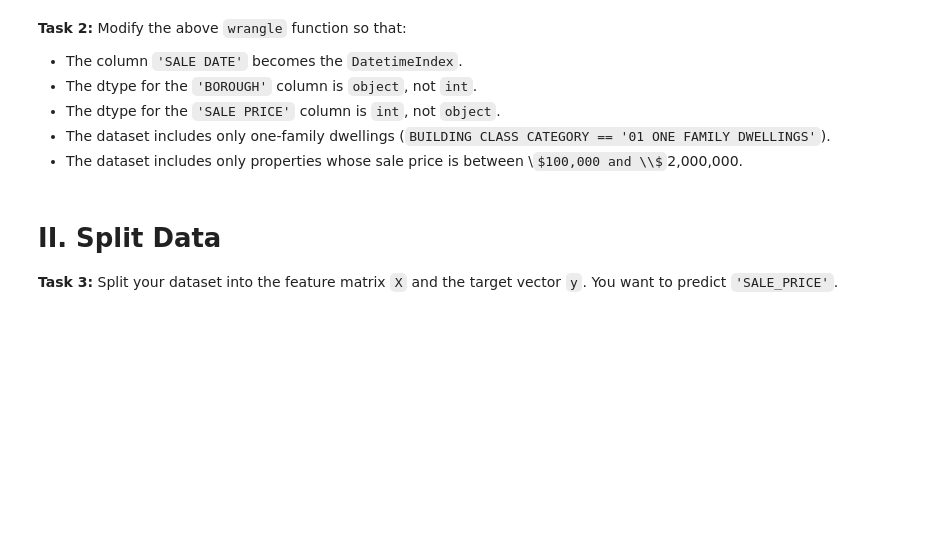
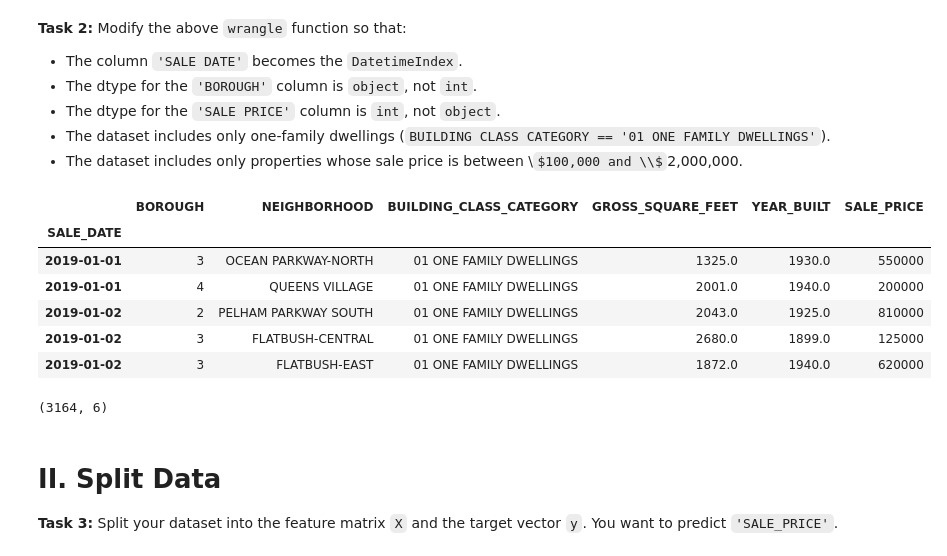
Before and after one commit to sikoh/DS-Linear-Models, a Jupyter notebook: Ridge-Regression/DS_RidgeRegression_Homework.ipynb, the cells around one changed output. Saved outputs shown, nothing was run; the diff lists cells and outputs as text; code cells hidden in the pictures; some formulas as TeX source; blank space fills up the shorter version.

```diff
--- a/Ridge-Regression/DS_RidgeRegression_Homework.ipynb
+++ b/Ridge-Regression/DS_RidgeRegression_Homework.ipynb
@@ -58,9 +114,58 @@ df = ...
 - The dtype for the `'SALE PRICE'` column is `int`, not `object`.
 - The dataset includes only one-family dwellings (`BUILDING CLASS CATEGORY == '01 ONE FAMILY DWELLINGS'`).
 - The dataset includes only properties whose sale price is between \\$100,000 and \\$2,000,000.
+# %%
+#lets add _ to the modified function
+def wrangle_(filepath):
+    # Import csv file
+    cols = ['BOROUGH', 'NEIGHBORHOOD',
+            'BUILDING CLASS CATEGORY', 'GROSS SQUARE FEET',
+            'YEAR BUILT', 'SALE PRICE', 'SALE DATE']
+
+    df = pd.read_csv(filepath, usecols=cols)
+    # Change column names: replace spaces with underscores
+    df.columns = [col.replace(' ', '_') for col in df]
+
+    #The column 'SALE DATE' becomes the DatetimeIndex
+    df['SALE_DATE'] = pd.to_datetime(df['SALE_DATE'])
+    df.set_index('SALE_DATE', inplace=True)
+
+    #The dtype for the 'BOROUGH' column is object, not int
+    df['BOROUGH'] = df['BOROUGH'].astype(str)
+
+    #The dtype for the 'SALE PRICE' column is int, not object.
+    df['SALE_PRICE'] = (df['SALE_PRICE']
+      .str.replace('$', '')
+      .str.replace('-', '')
+      .str.replace(',', '')
+      .astype(int))
+
+    #The dataset includes only one-family dwellings (BUILDING CLASS CATEGORY == '01 ONE FAMILY DWELLINGS').
+    #The dataset includes only properties whose sale price is between \$100,000 and \$2,000,000.
+
+    df_subset = df[(df['BUILDING_CLASS_CATEGORY'] == '01 ONE FAMILY DWELLINGS') & ((df['SALE_PRICE'] >= 100000) & (df['SALE_PRICE'] <= 2000000))]
+
+
+    return df_subset
+
+filepath = "https://raw.githubusercontent.com/bloominstituteoftechnology/DS-Unit-2-Linear-Models/master/data/condos/NYC_Citywide_Rolling_Calendar_Sales.csv"
 # %%
 # Perform your exploratory data analysis here and
 # modify the wrangle function above
+df = wrangle_(filepath)
+df.head()
+# %% [output]
+|  | BOROUGH | NEIGHBORHOOD | BUILDING_CLASS_CATEGORY | GROSS_SQUARE_FEET | YEAR_BUILT | SALE_PRICE |
+| SALE_DATE |  |  |  |  |  |  |
+| 2019-01-01 | 3 | OCEAN PARKWAY-NORTH | 01 ONE FAMILY DWELLINGS | 1325.0 | 1930.0 | 550000 |
+| 2019-01-01 | 4 | QUEENS VILLAGE | 01 ONE FAMILY DWELLINGS | 2001.0 | 1940.0 | 200000 |
+| 2019-01-02 | 2 | PELHAM PARKWAY SOUTH | 01 ONE FAMILY DWELLINGS | 2043.0 | 1925.0 | 810000 |
+| 2019-01-02 | 3 | FLATBUSH-CENTRAL | 01 ONE FAMILY DWELLINGS | 2680.0 | 1899.0 | 125000 |
+| 2019-01-02 | 3 | FLATBUSH-EAST | 01 ONE FAMILY DWELLINGS | 1872.0 | 1940.0 | 620000 |
+# %%
+df.shape
+# %% [output]
+(3164, 6)
 # %% [markdown]
 # II. Split Data
 
```
Also changed, not shown: parts of 28 cells of this notebook.
